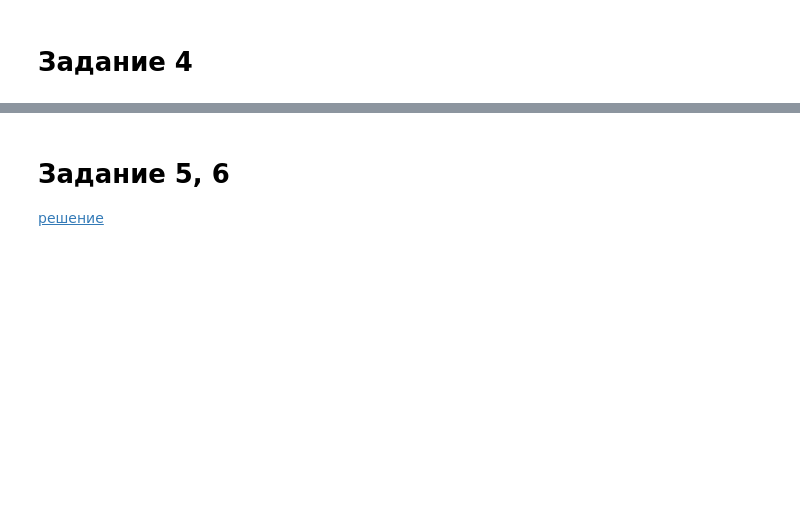
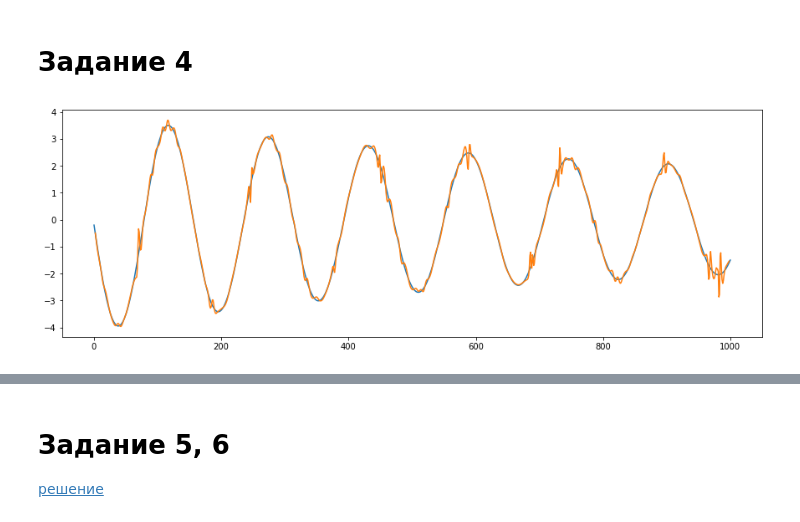
Before and after one commit to comradecoastal/computational_math_mipt, a Jupyter notebook: module_1/week_2/hw_1_2.ipynb, the cells around one changed output, grey strips where cells are left out. Cells and saved outputs as stored; diff of their text form; code cells hidden in the pictures; blank space fills up the shorter version.

```diff
--- a/module_1/week_2/hw_1_2.ipynb
+++ b/module_1/week_2/hw_1_2.ipynb
@@ -108,3 +124,14 @@ plt.plot(np.arange(0, n) * step, errors)
 $h^* \approx \frac{3}{2} \sqrt[5]{\frac{\Delta f}{M_5}}$
 # %% [markdown]
 # Задание 4
+# %%
+def diff_spline(u, t):
+    return (u(t[:-4]) - 8 * u(t[1:-3]) + 8 * u (t[3:-1]) - u(t[4:])) / (12 * (t[1] - t[0]))
+# %%
+plt.figure(figsize=(15, 5))
+
+plt.plot(t, uprime)
+plt.plot(t[2:-2], diff_spline(Usmooth_200, t))
+plt.show()
+# %% [output]
+[figure, added]
```
Also changed, not shown: parts of 9 cells of this notebook, 6 other files.
